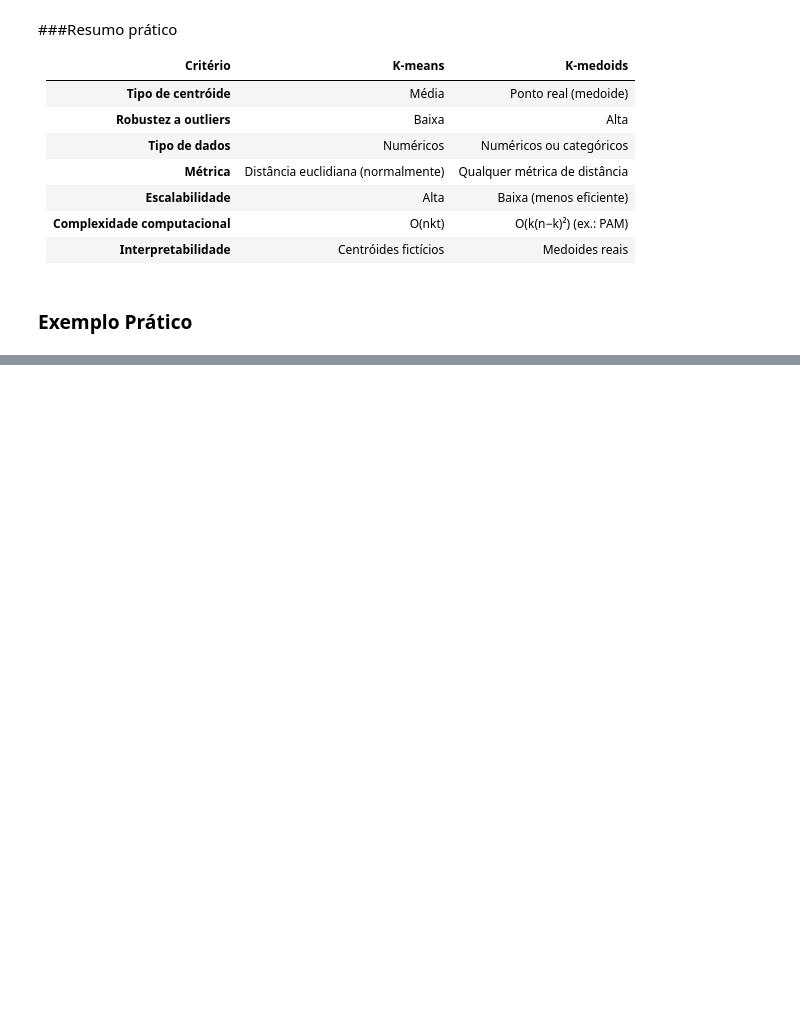
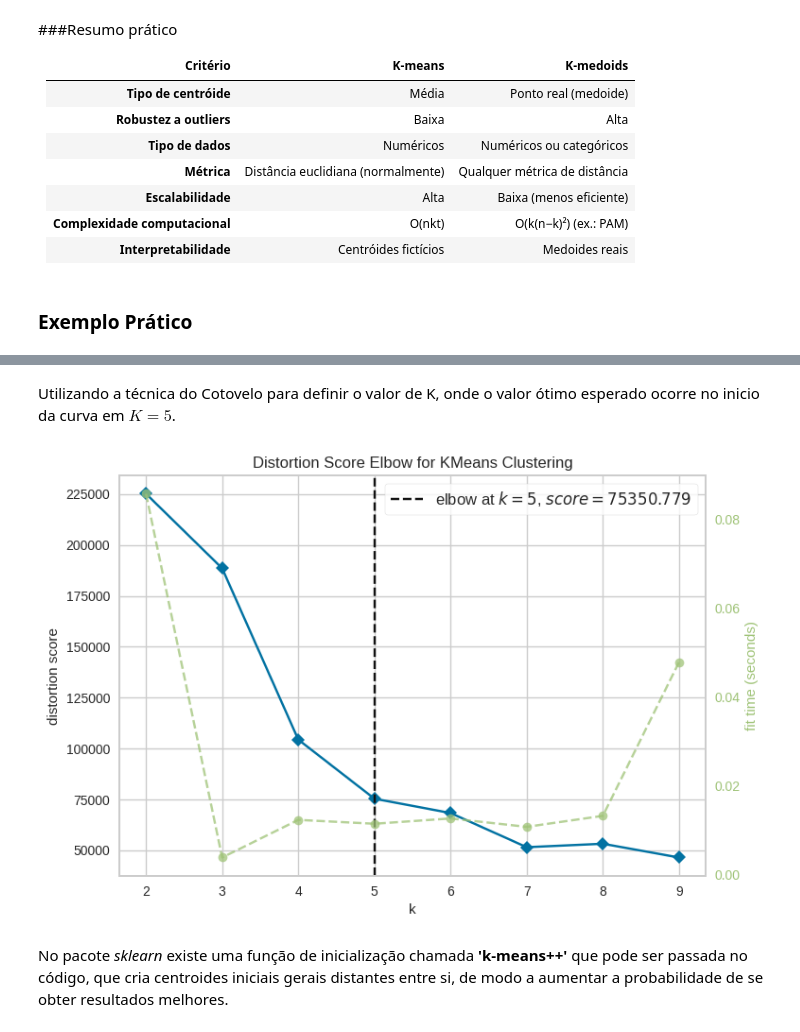
Before and after one commit to ricardoestevez/datascience, a Jupyter notebook: Tecnicas_Agrupamento.ipynb, the cells around one changed output, grey strips where cells are left out. Saved outputs shown, nothing was run; the diff lists cells and outputs as text; code cells hidden in the pictures; blank space fills up the shorter version.

```diff
--- a/Tecnicas_Agrupamento.ipynb
+++ b/Tecnicas_Agrupamento.ipynb
@@ -69,0 +155,19 @@ drive.mount('/content/drive')
+# %%
+# Somente dados númericos entram na clusterização
+
+X_numeric = df[['Age', 'Annual Income (k$)', 'Spending Score (1-100)']]
+# %% [markdown]
+Utilizando a técnica do Cotovelo para definir o valor de K, onde o valor ótimo esperado ocorre no inicio da curva em $K = 5$.
+# %%
+from yellowbrick.cluster import KElbowVisualizer
+
+model = KMeans(random_state=1)
+visualizer = KElbowVisualizer(model, k=(2,10))
+
+visualizer.fit(X_numeric)
+visualizer.show()
+plt.show()
+# %% [output]
+[figure, added]
+# %% [markdown]
+No pacote _sklearn_ existe uma função de inicialização chamada **'k-means++'** que pode ser passada no código, que cria centroides iniciais gerais distantes entre si, de modo a aumentar a probabilidade de se obter resultados melhores.
```
Also changed, not shown: parts of 21 cells of this notebook.
